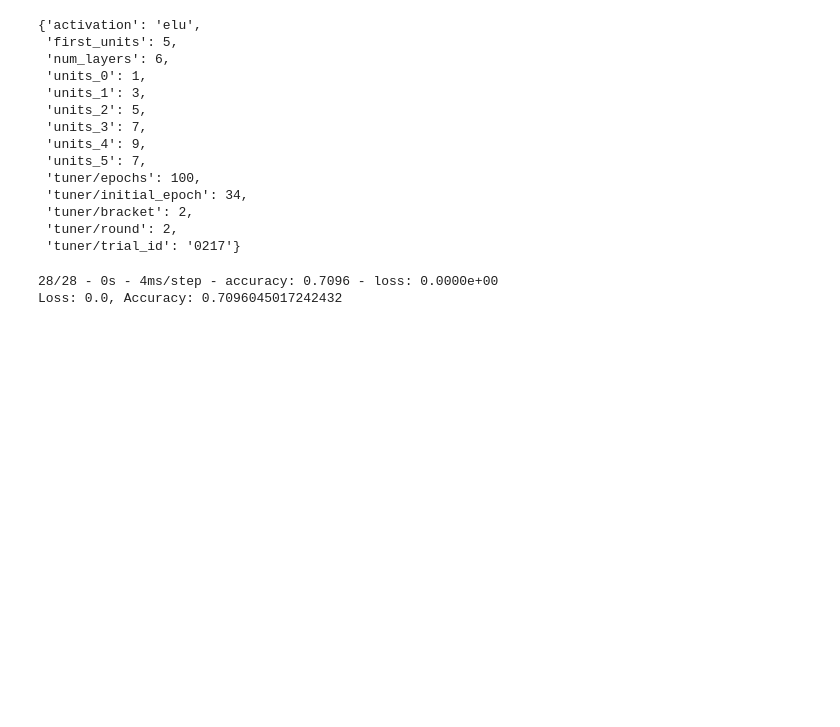
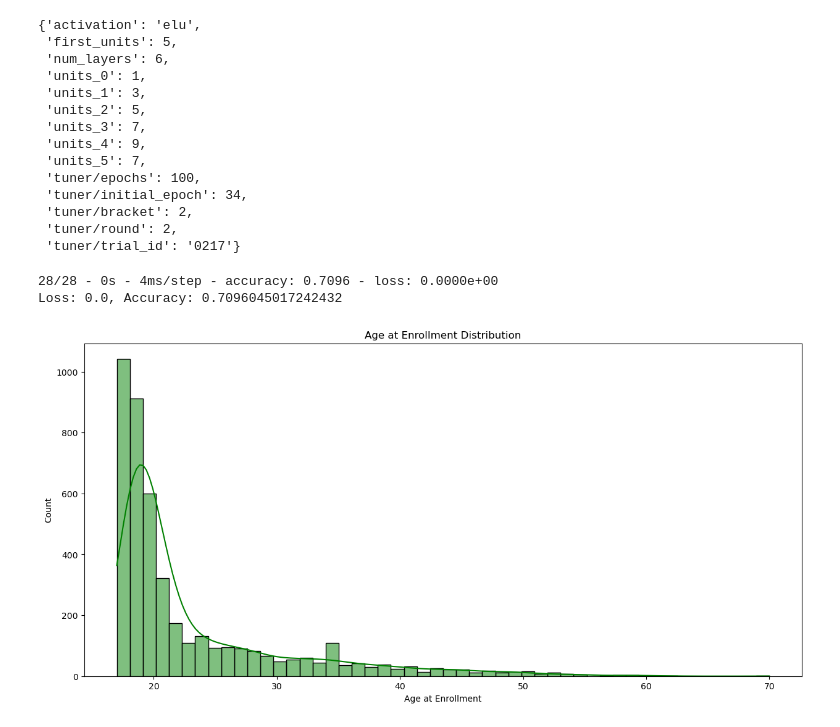
Before and after one commit to ABFall2020/Project_4, a Jupyter notebook: machine_learning.ipynb, the cells around one changed output. Cells and saved outputs as stored; diff of their text form; code cells hidden in the pictures; blank space fills up the shorter version.

```diff
--- a/machine_learning.ipynb
+++ b/machine_learning.ipynb
@@ -222,3 +225,19 @@ print(f"Loss: {model_loss}, Accuracy: {model_accuracy}")
 # %% [output]
 28/28 - 0s - 4ms/step - accuracy: 0.7096 - loss: 0.0000e+00
 Loss: 0.0, Accuracy: 0.7096045017242432
+# %%
+# Converting inf to NaN in the 'Age at enrollment' column
+df['Age at enrollment'] = df['Age at enrollment'].replace([np.inf, -np.inf], np.nan)
+
+# Ignoring FutureWarnings
+import warnings
+warnings.simplefilter(action='ignore', category=FutureWarning)
+
+plt.figure(figsize=(15, 7))
+ax = sns.histplot(df['Age at enrollment'], bins=50, color='g', kde=True)
+ax.set_title('Age at Enrollment Distribution')
+ax.set_xlabel('Age at Enrollment')
+ax.set_ylabel('Count')
+plt.show()
+# %% [output]
+[figure, added]
```
Also changed, not shown: parts of 2 cells of this notebook, 1 other file.
